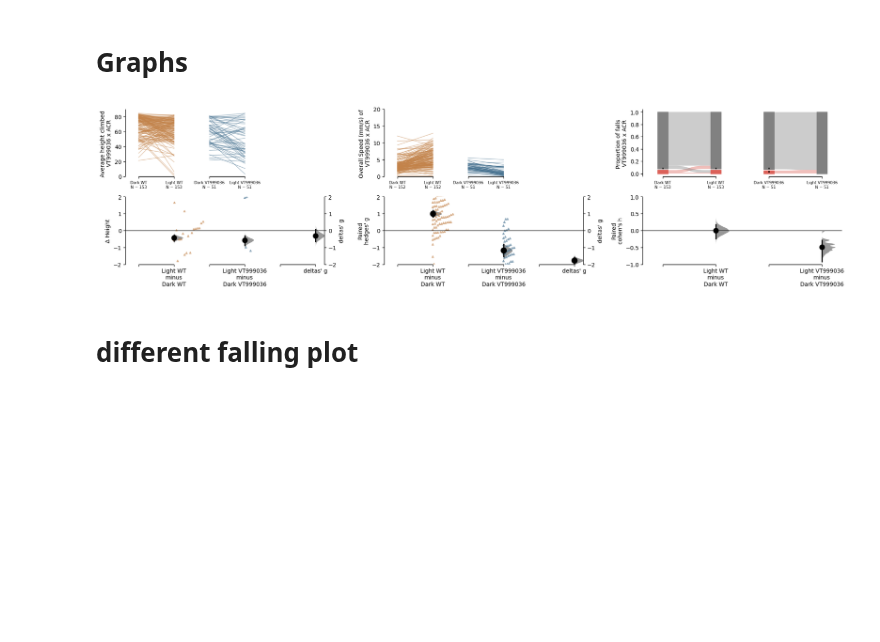
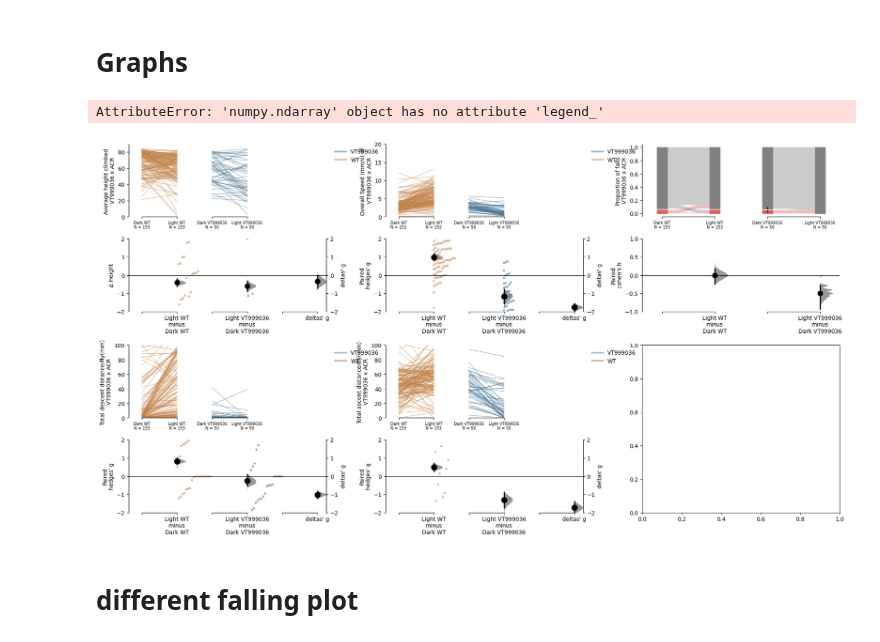
Before and after one commit to lnicole08/deltaG_screen, a Jupyter notebook: Onlydabest_falling.ipynb, the cells around one changed output. Saved outputs shown, nothing was run; the diff lists cells and outputs as text; code cells hidden in the pictures; blank space fills up the shorter version.

Commit message:
Update to dabestfalling plots to include ascension and descent

```diff
--- a/Onlydabest_falling.ipynb
+++ b/Onlydabest_falling.ipynb
@@ -261,7 +317,7 @@ dfw= pd.read_csv(filenamewt)
 exptdf = dfe.drop(dfe.columns[[0]],axis = 1)
 wtdf = dfw.drop(dfw.columns[[0]],axis = 1)
 
-dfexpt = NLCLIMB.fivesecondrule(NLCLIMB.generation(exptdf, driver))
+dfexpt = NLCLIMB.fivesecondrule(NLCLIMB.generation(exptdf, driver)) #do not want assimilation
 dfwt = NLCLIMB.fivesecondrule(NLCLIMB.generation(wtdf, wt))
 
 
@@ -303,44 +359,76 @@ fgt6 = fgt6.replace("Full", "Light")
 #overallspeed
 overallspeed = dabest.load(data=fgt6, x=["ExperimentState","Type"], y="Velocity.*", delta2 = True, experiment="Type",
                                experiment_label = ["WT", driver], x1_level = ["Dark","Light"], paired = "baseline", id_col = "index")
+
+#ascending descending direction
+
+updown_df = pd.DataFrame()
+updown_df = pd.concat([positional_arguments(dfexpt, driver), positional_arguments(dfwt, "w1118")], axis = 0)
+
+descendingdf = updown_df[updown_df['index'].str.contains("Descending.*")].reset_index(drop=True)
+ascendingdf = updown_df[updown_df['index'].str.contains("Ascending.*")].reset_index(drop=True)
+
+descent = dabest.load(data=descendingdf, x=["ExperimentState","Type"], y="Position", delta2 = True, experiment="Type",
+                               experiment_label = ["WT", driver], x1_level = ["Dark","Light"], paired = "baseline", id_col = "index")
+
+ascent = dabest.load(data=ascendingdf, x=["ExperimentState","Type"], y="Position", delta2 = True, experiment="Type",
+                               experiment_label = ["WT", driver], x1_level = ["Dark","Light"], paired = "baseline", id_col = "index")
 # %% [markdown]
 # Graphs
 # %%
 import seaborn as sns
-f, axx = plt.subplots(nrows=1, ncols=3,
+f, axx = plt.subplots(nrows=2, ncols=3,
                     figsize=(23
-                             ,5),
+                             ,12),
                     gridspec_kw={'wspace': 0.3
                                 } # ensure proper width-wise spacing.
                    )
 
 
 totalclimber.delta_g.plot(swarm_label="Average height climbed \n" + transgenic,
                                     contrast_label="Δ Height", swarm_ylim = (0,90), contrast_ylim=(-2, 2),  fontsize_rawxlabel=7, fontsize_rawylabel=10, fontsize_contrastxlabel=10,
                                     fontsize_contrastylabel=10, fontsize_delta2label=10,
                                     ax=axx.flat[0]);
 
 
 # axx[0].set_xticklabels(["DARK \nw1118", "LIGHT \nw1118" , "DARK \n" + driver, "LIGHT \n" + driver])
-axx[0].legend_.remove()
+
 
 overallspeed.delta_g.plot(swarm_label="Overall Speed (mm/s) of \n" + transgenic ,
                                        es_marker_size=10, swarm_ylim=(0,20), contrast_ylim=(-2, 2),  fontsize_rawxlabel=7, fontsize_rawylabel=10, fontsize_contrastxlabel=10,
                                     fontsize_contrastylabel=10, fontsize_delta2label=10,
                                     ax=axx.flat[1]);       #contrast_label="Δ Speed",
 
 # axx[1].set_xticklabels(["DARK \nw1118", "LIGHT \nw1118" , "DARK \n" + driver, "LIGHT \n" + driver], fontsize)
-axx[1].legend_.remove()
+
+
 
 paired_prop2.cohens_h.plot(bar_label = "Proportion of falls \n" + transgenic,contrast_ylim=(-1, 1), fontsize_rawxlabel=7, fontsize_rawylabel=10, fontsize_contrastxlabel=10,
                                     fontsize_contrastylabel=10, fontsize_delta2label=10, ax=axx.flat[2]);
 # axx[2].set_xticklabels(["DARK \nw1118", "LIGHT \nw1118" , "DARK \n" + driver, "LIGHT \n" + driver])
 
 ##need to run this
 # deltaplots.delta_g.plot(swarm_label="Falling occurence of \n" + transgenic,
 #                                      contrast_label="Δ Falls", raw_marker_size=2, es_marker_size=10, swarm_ylim=(0,5), contrast_ylim=(-2, 2), ax=axx.flat[2]);
+
+descent.delta_g.plot(swarm_label="Total descent distance/fly(mm) \n" + transgenic ,
+                                       es_marker_size=10, swarm_ylim=(0,100), contrast_ylim=(-2, 2),  fontsize_rawxlabel=7, fontsize_rawylabel=10, fontsize_contrastxlabel=10,
+                                    fontsize_contrastylabel=10, fontsize_delta2label=10, ax=axx.flat[3]
+                                    );
+
+ascent.delta_g.plot(swarm_label="Total ascent distance/fly(mm) \n" + transgenic ,
+                                       es_marker_size=10, swarm_ylim=(0,100), contrast_ylim=(-2, 2),  fontsize_rawxlabel=7, fontsize_rawylabel=10, fontsize_contrastxlabel=10,
+                                    fontsize_contrastylabel=10, fontsize_delta2label=10, ax=axx.flat[4]
+                                    );
+
+#removing legends
+axx[0].legend_.remove()
+axx[1].legend_.remove()
+axx[3].legend_.remove()
+axx[4].legend_.remove()
 # %% [output]
+AttributeError: 'numpy.ndarray' object has no attribute 'legend_'
-[figure, old version]
+[figure, new version]
 # %% [markdown]
 # different falling plot
 # %%
```
Also changed, not shown: parts of 4 cells of this notebook, 1 other file.
